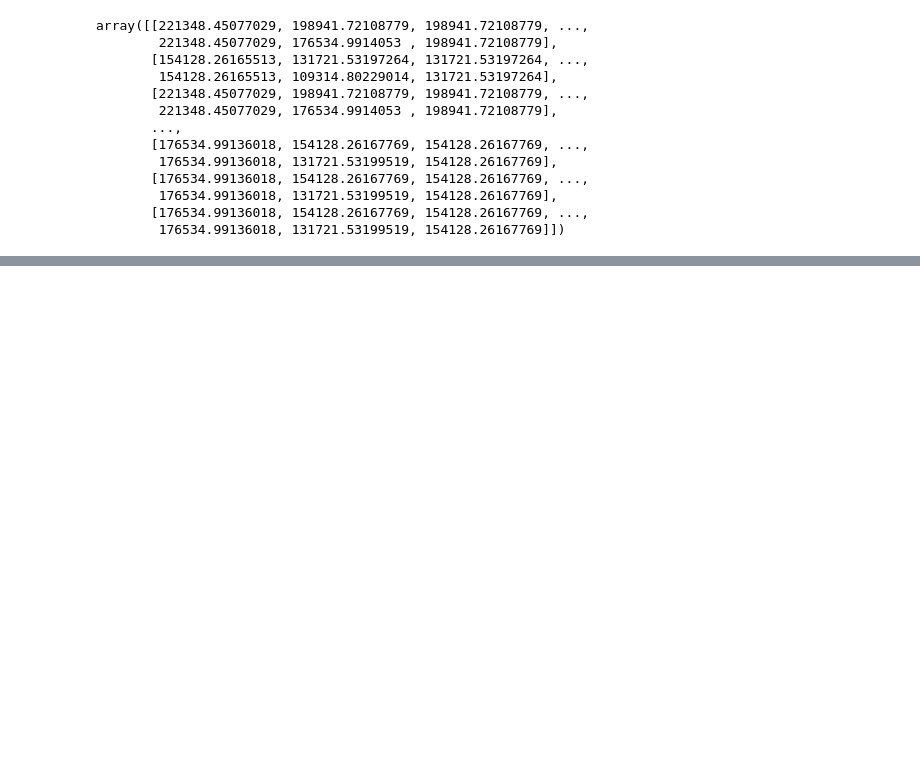
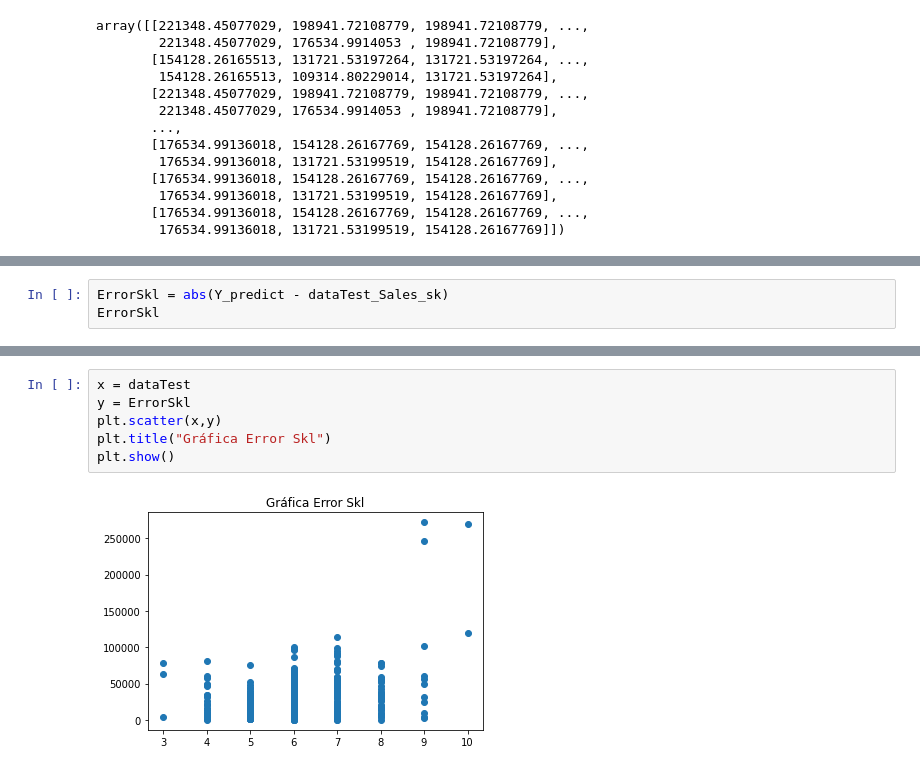
Before and after one commit to PaolaMG9/Ciencia-de-Datos-en-Python, a Jupyter notebook: PROYECTO.ipynb, the cells around one changed output, grey strips where cells are left out. Drawn from its saved outputs; the diff is of its cells as text; blank space fills up the shorter version.

```diff
--- a/PROYECTO.ipynb
+++ b/PROYECTO.ipynb
@@ -553,0 +522,3 @@ por aquí vamos
+# %%
+ErrorSkl = abs(Y_predict - dataTest_Sales_sk)
+ErrorSkl
@@ -553,0 +552,8 @@ por aquí vamos
+# %%
+x = dataTest
+y = ErrorSkl
+plt.scatter(x,y)
+plt.title("Gráfica Error Skl")
+plt.show()
+# %% [output]
+[figure, added]
```
Also changed, not shown: parts of 20 cells of this notebook.
